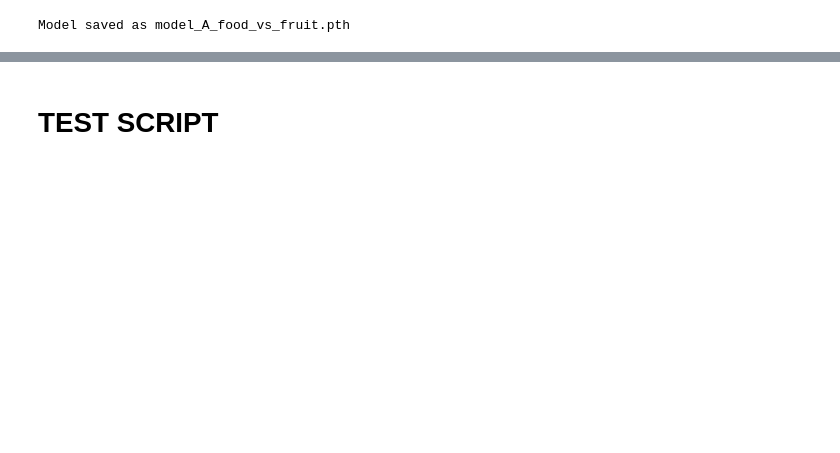
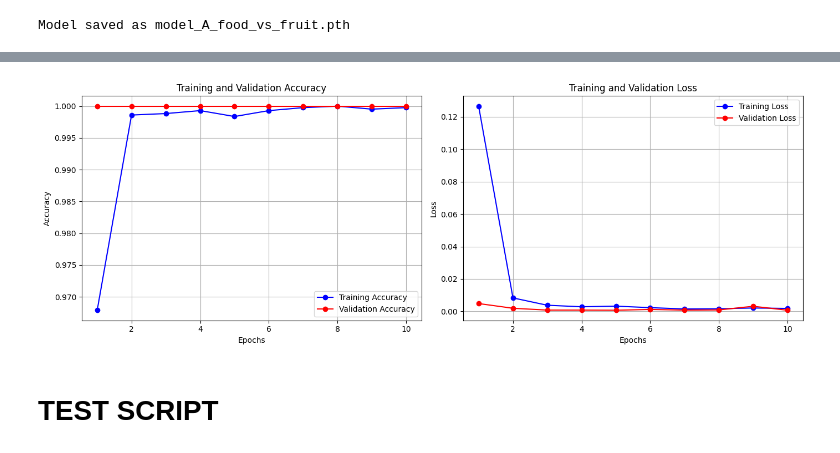
Before and after one commit to Omar-Elhakim/Food-Fruit-Recognition, a Jupyter notebook: Binary-Food-Fruit-Classification.ipynb, the cells around one changed output, grey strips where cells are left out. Saved outputs shown, nothing was run; the diff lists cells and outputs as text; code cells hidden in the pictures; blank space fills up the shorter version.

```diff
--- a/Binary-Food-Fruit-Classification.ipynb
+++ b/Binary-Food-Fruit-Classification.ipynb
@@ -123,13 +123,12 @@ model = models.efficientnet_b0(weights=models.EfficientNet_B0_Weights.IMAGENET1K
 num_features = model.classifier[1].in_features
 
 model.classifier = nn.Sequential(
-    nn.Dropout(p=0.3),
+    nn.Dropout(p=0.5),
     nn.Linear(num_features, 512),
     nn.ReLU(),
-    nn.Dropout(p=0.3),
+    nn.Dropout(p=0.4),
     nn.Linear(512, 2)
 )
-# model.classifier[1] = nn.Linear(num_features, 2)
 
 model = model.to(device)
 # %% [output]
@@ -268,3 +318,43 @@ Prediction: Fruit (Confidence: 99.90%)
+# %%
+def plot_training_history(history):
+    acc = history['train_acc']
+    val_acc = history['val_acc']
+    loss = history['train_loss']
+    val_loss = history['val_loss']
+
+    if len(acc) == 0:
+        print("Error: History is empty! Make sure you ran the training loop.")
+        return
+
+    epochs_range = range(1, len(acc) + 1)
+
+    plt.figure(figsize=(14, 5))
+
+    # Accuracy
+    plt.subplot(1, 2, 1)
+    plt.plot(epochs_range, acc, 'bo-', label='Training Accuracy')
+    plt.plot(epochs_range, val_acc, 'ro-', label='Validation Accuracy')
+    plt.title('Training and Validation Accuracy')
+    plt.xlabel('Epochs')
+    plt.ylabel('Accuracy')
+    plt.legend(loc='lower right')
+    plt.grid(True)
+
+    # Loss
+    plt.subplot(1, 2, 2)
+    plt.plot(epochs_range, loss, 'bo-', label='Training Loss')
+    plt.plot(epochs_range, val_loss, 'ro-', label='Validation Loss')
+    plt.title('Training and Validation Loss')
+    plt.xlabel('Epochs')
+    plt.ylabel('Loss')
+    plt.legend(loc='upper right')
+    plt.grid(True)
+
+    plt.tight_layout()
+    plt.show()
+plot_training_history(history)
+# %% [output]
+[figure, added]
 # %% [markdown]
 # TEST SCRIPT
 # %%
```
Also changed, not shown: parts of 12 cells of this notebook.
